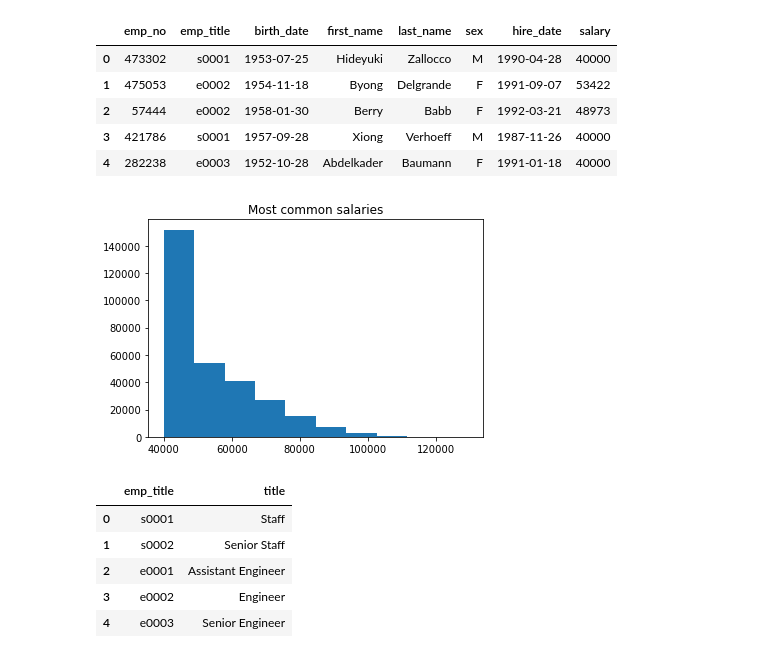
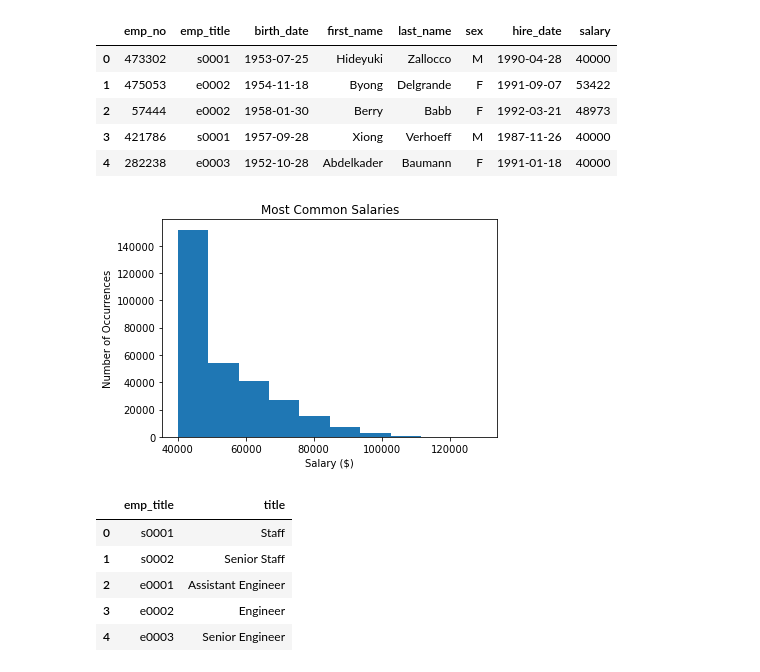
Before and after one commit to ennegineer/07-SQL, a Jupyter notebook: analysis.ipynb, the cells around one changed output. Drawn from its saved outputs; the diff is of its cells as text; code cells hidden in the pictures.

```diff
--- a/analysis.ipynb
+++ b/analysis.ipynb
@@ -33,10 +33,12 @@ data.head()
 | 4 | 282238 | e0003 | 1952-10-28 | Abdelkader | Baumann | F | 1991-01-18 | 40000 |
 # %%
 plt.hist(data['salary'])
-plt.title('Most common salaries')
+plt.title('Most Common Salaries')
+plt.xlabel('Salary ($)')
+plt.ylabel('Number of Occurrences')
 plt.show()
 # %% [output]
-[figure, old version]
+[figure, new version]
 # %%
 # Bring in job titles
 titles = pd.read_sql("SELECT * from titles", connection)
```
Also changed, not shown: parts of 1 cell of this notebook.
